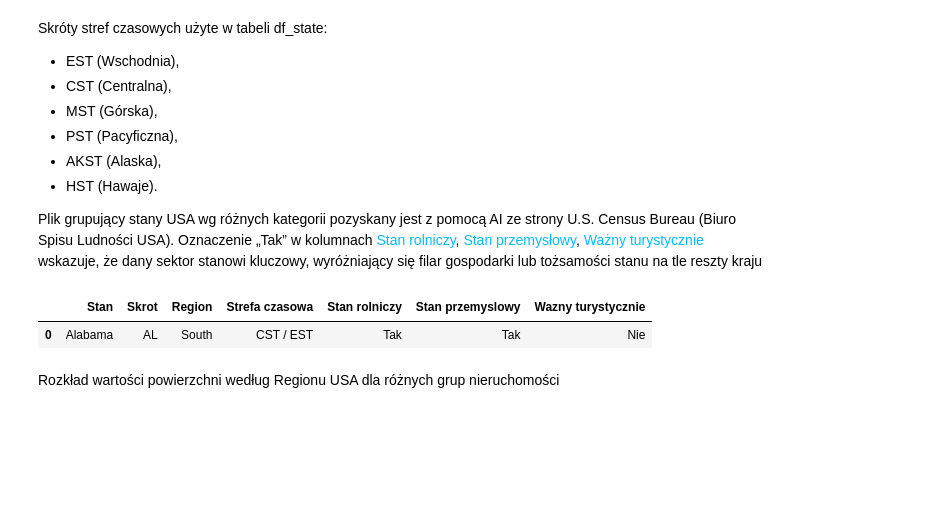
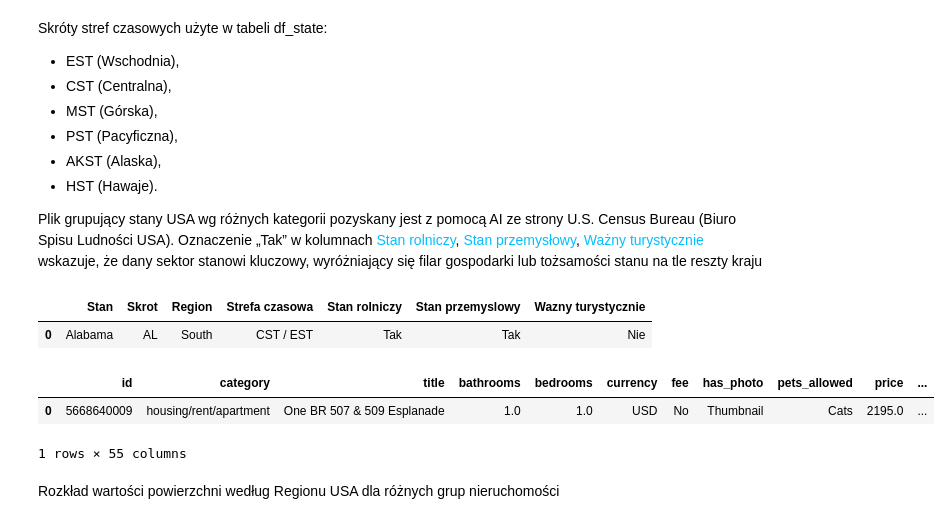
Before and after one commit to michalinahinc/Kurs_Analiza, a Jupyter notebook: pliki_robocze/Analiza_GK.ipynb, the cells around one changed output. Saved outputs shown, nothing was run; the diff lists cells and outputs as text; code cells hidden in the pictures; blank space fills up the shorter version.

```diff
--- a/pliki_robocze/Analiza_GK.ipynb
+++ b/pliki_robocze/Analiza_GK.ipynb
@@ -66,31 +66,44 @@ df = df.drop(columns='Skrot')
 # dołącz Stan rolniczy
 df = df.merge(
     df_state[['Skrot', 'Stan rolniczy']],
     left_on='state',
     right_on='Skrot',
     how='left'
 )
 # usuń pomocniczą kolumnę
 df = df.drop(columns='Skrot')
 
 # dołącz Stan przemyslowy
 df = df.merge(
     df_state[['Skrot', 'Stan przemyslowy']],
     left_on='state',
     right_on='Skrot',
     how='left'
 )
 # usuń pomocniczą kolumnę
 df = df.drop(columns='Skrot')
 
 # dołącz Wazny turystycznie
 df = df.merge(
     df_state[['Skrot', 'Wazny turystycznie']],
     left_on='state',
     right_on='Skrot',
     how='left'
 )
 # usuń pomocniczą kolumnę
 df = df.drop(columns='Skrot')
 
-#df.head(1)
+# na podstawie pól logicznych określam charakter stanu
+df['charakter'] = (
+    np.where(df['Stan rolniczy'], 'Roln ', '') +
+    np.where(df['Stan przemyslowy'], 'Przem ', '') +
+    np.where(df['Wazny turystycznie'], 'Turyst', '')
+)
+
+df['charakter'] = df['charakter'].str.strip()
+
+df.head(1)
+# %% [output]
+|  | id | category | title | bathrooms | bedrooms | currency | fee | has_photo | pets_allowed | price | ... |
+| 0 | 5668640009 | housing/rent/apartment | One BR 507 & 509 Esplanade | 1.0 | 1.0 | USD | No | Thumbnail | Cats | 2195.0 | ... |
+1 rows × 55 columns
```
Also changed, not shown: parts of 5 cells of this notebook, 3 other files.
